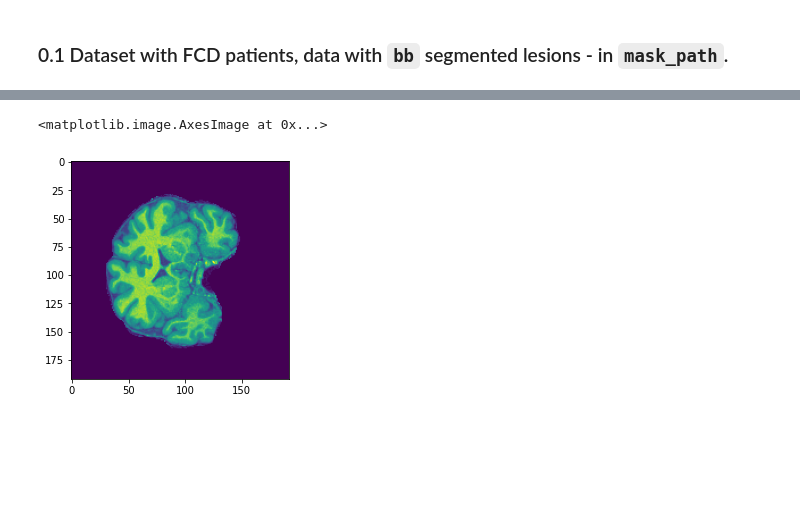
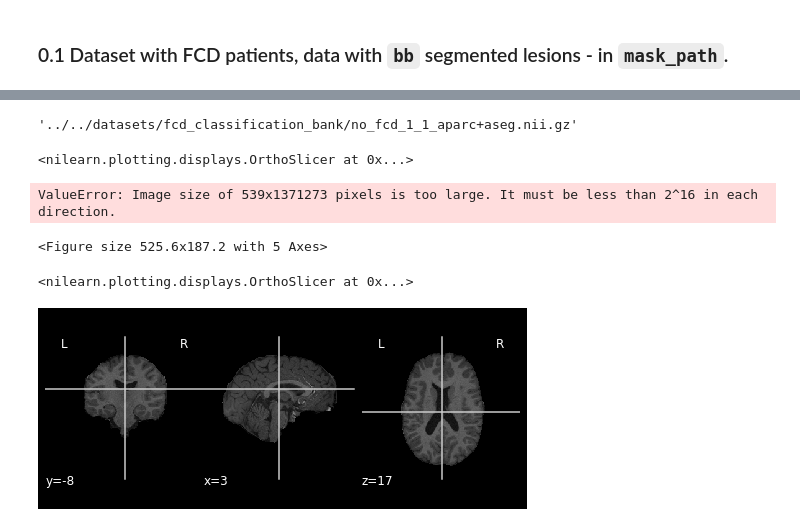
Before and after one commit to mrugnivenko/MRI-segmentation, a Jupyter notebook: data_loader_tests.ipynb, the cells around one changed output, grey strips where cells are left out. Saved outputs shown, nothing was run; the diff lists cells and outputs as text; code cells hidden in the pictures; blank space fills up the shorter version.

```diff
--- a/data_loader_tests.ipynb
+++ b/data_loader_tests.ipynb
@@ -108,5 +92,20 @@ vary_coordinate(seg.numpy(),
-# %%
-plt.imshow(img.numpy()[0, :,:,100])
-# %% [output]
-<matplotlib.image.AxesImage at 0x...>
-[figure, removed]
+# %%
+no_fcd_pirogov_seg_data.img_seg.loc[1]
+# %% [output]
+'../../datasets/fcd_classification_bank/no_fcd_1_1_aparc+aseg.nii.gz'
+# %%
+# img = nib.load('../../datasets/fcd_classification_bank/no_fcd_1_1_norm.nii.gz')
+# seg = nib.load('../../datasets/fcd_classification_bank/no_fcd_1_1_aparc+aseg.nii.gz')
+img = image.load_img('../../datasets/fcd_classification_bank/no_fcd_1_1_norm.nii.gz', None)
+seg = image.load_img('../../datasets/fcd_classification_bank/no_fcd_1_1_aparc+aseg.nii.gz', None)
+# %%
+plot_stat_map(seg, img)
+# %% [output]
+<nilearn.plotting.displays.OrthoSlicer at 0x...>
+ValueError: Image size of 539x1371273 pixels is too large. It must be less than 2^16 in each direction.
+<Figure size 525.6x187.2 with 5 Axes>
+# %%
+plot_anat(img)
+# %% [output]
+<nilearn.plotting.displays.OrthoSlicer at 0x...>
+[figure, added]
```
Also changed, not shown: parts of 16 cells of this notebook, 1 other file.
